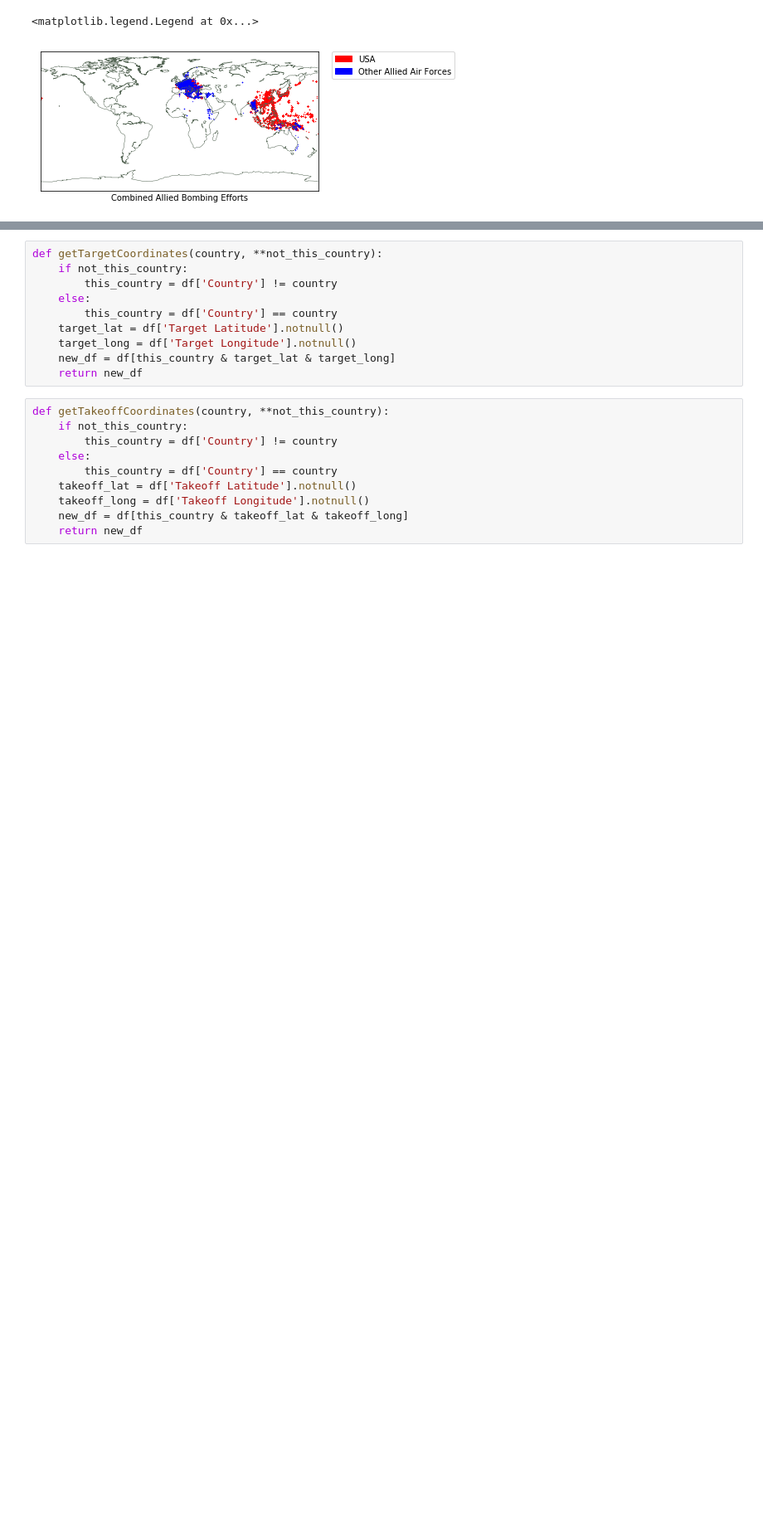
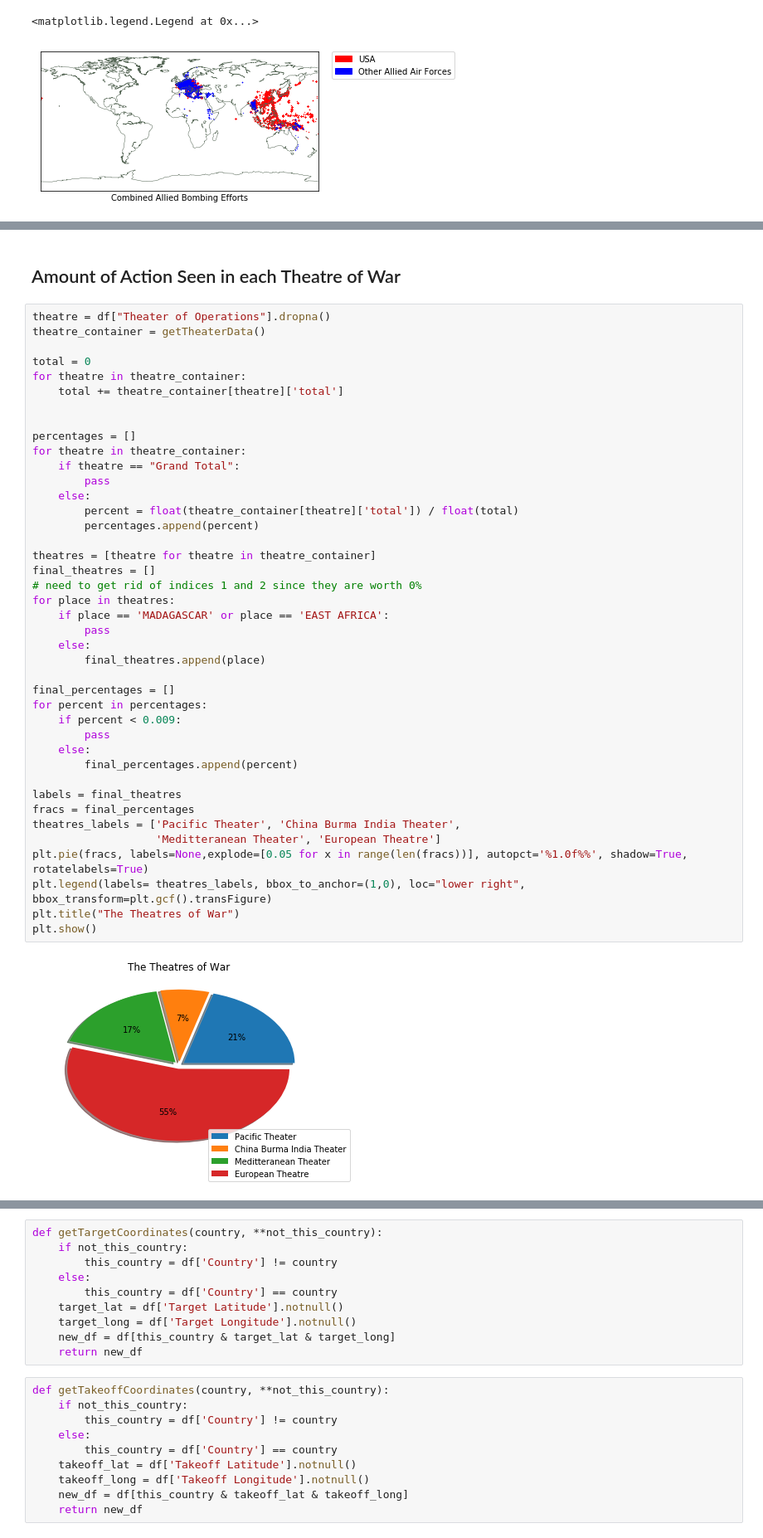
Before and after one commit to iJEEBUS/CIS-360, a Jupyter notebook: Visualization of Data.ipynb, the cells around one changed output, grey strips where cells are left out. Shown: that part at 83% size. Saved outputs shown, nothing was run; the diff lists cells and outputs as text; blank space fills up the shorter version.

```diff
--- a/Visualization of Data.ipynb
+++ b/Visualization of Data.ipynb
@@ -74,3 +81,48 @@ plt.legend(handles=[gb_takeoffs, nz_takeoffs, sa_takeoffs,usa_takeoffs], bbox_to
 # %% [output]
 <matplotlib.legend.Legend at 0x...>
 [figure]
+# %% [markdown]
+## Amount of Action Seen in each Theatre of War
+# %%
+theatre = df["Theater of Operations"].dropna()
+theatre_container = getTheaterData()
+
+total = 0
+for theatre in theatre_container:
+    total += theatre_container[theatre]['total']
+
+
+percentages = []
+for theatre in theatre_container:
+    if theatre == "Grand Total":
+        pass
+    else:
+        percent = float(theatre_container[theatre]['total']) / float(total)
+        percentages.append(percent)
+
+theatres = [theatre for theatre in theatre_container]
+final_theatres = []
+# need to get rid of indices 1 and 2 since they are worth 0%
+for place in theatres:
+    if place == 'MADAGASCAR' or place == 'EAST AFRICA':
+        pass
+    else:
+        final_theatres.append(place)
+
+final_percentages = []
+for percent in percentages:
+    if percent < 0.009:
+        pass
+    else:
+        final_percentages.append(percent)
+
+labels = final_theatres
+fracs = final_percentages
+theatres_labels = ['Pacific Theater', 'China Burma India Theater',
+                   'Meditteranean Theater', 'European Theatre']
+plt.pie(fracs, labels=None,explode=[0.05 for x in range(len(fracs))], autopct='%1.0f%%', shadow=True, rotatelabels=True)
+plt.legend(labels= theatres_labels, bbox_to_anchor=(1,0), loc="lower right", bbox_transform=plt.gcf().transFigure)
+plt.title("The Theatres of War")
+plt.show()
+# %% [output]
+[figure, added]
```
Also changed, not shown: parts of 17 cells of this notebook.
